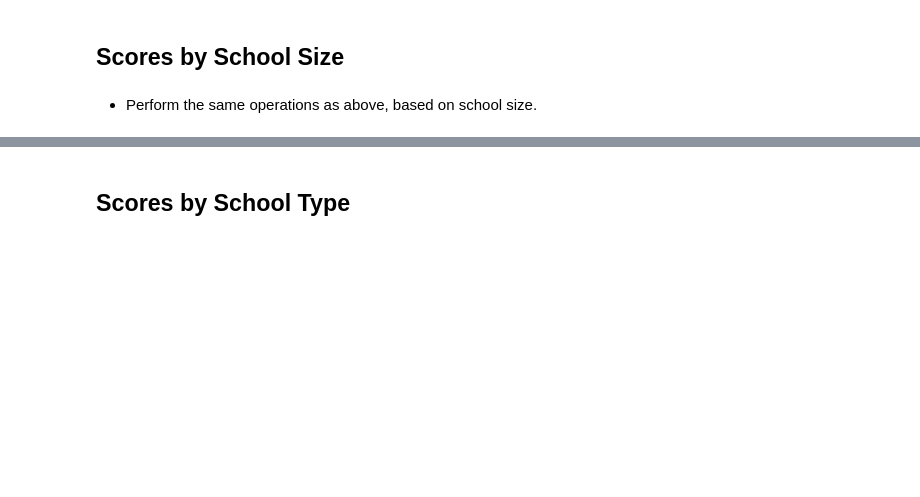
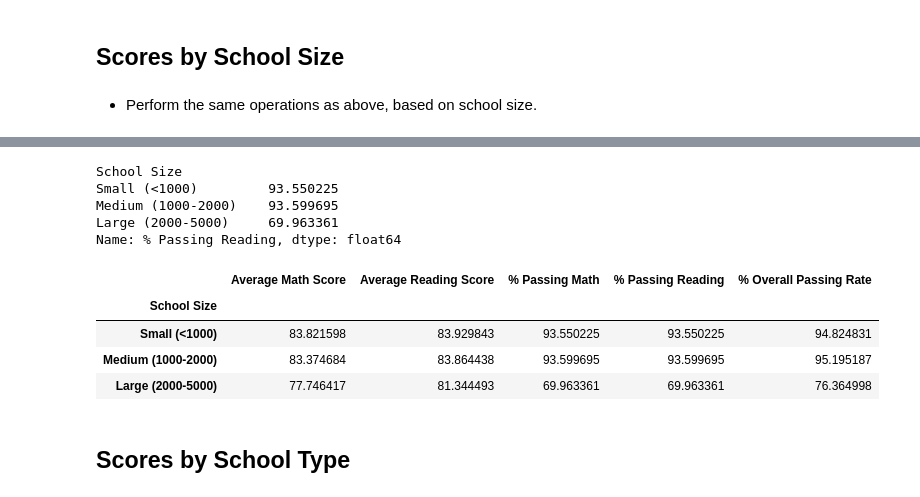
Before and after one commit to buckleypj84/Data-Files-and-Reports, a Jupyter notebook: PyCity.ipynb, the cells around one changed output, grey strips where cells are left out. Cells and saved outputs as stored; diff of their text form; code cells hidden in the pictures; blank space fills up the shorter version.

```diff
--- a/PyCity.ipynb
+++ b/PyCity.ipynb
@@ -691,6 +728,45 @@ school_size_df
 | Thomas High School | 83.418349 | 83.848930 | 93.272171 | 93.272171 | 95.290520 | ... |
 | Wilson High School | 83.274201 | 83.989488 | 93.867718 | 93.867718 | 95.203679 | ... |
 | Wright High School | 83.682222 | 83.955000 | 93.333333 | 93.333333 | 94.972222 | ... |
+# %%
+# Group by School Size and create variables for dataframe
+
+school_size_df_grouped = school_size_df.groupby("School Size")
+
+size_math = school_size_df_grouped["Average Math Score"].mean()
+
+size_read = school_size_df_grouped["Average Reading Score"].mean()
+
+size_pass_math = school_size_df_grouped["% Passing Math"].mean()
+
+size_pass_read = school_size_df_grouped["% Passing Reading"].mean()
+
+size_pass_overall = school_size_df_grouped["% Overall Passing Rate"].mean()
+
+
+print(size_pass_read)
+
+#spending_range_df_grouped_sort.head(20)
+# %% [output]
+School Size
+Small (<1000)         93.550225
+Medium (1000-2000)    93.599695
+Large (2000-5000)     69.963361
+Name: % Passing Reading, dtype: float64
+# %%
+size_df = pd.DataFrame({"Average Math Score": size_math,
+                        "Average Reading Score": size_read,
+                        "% Passing Math": size_pass_math,
+                        "% Passing Reading": size_pass_read,
+                        "% Overall Passing Rate": size_pass_overall
+                          })
+size_df
+# %% [output]
+|  | Average Math Score | Average Reading Score | % Passing Math | % Passing Reading | % Overall Passing Rate |
+| School Size |  |  |  |  |  |
+| Small (<1000) | 83.821598 | 83.929843 | 93.550225 | 93.550225 | 94.824831 |
+| Medium (1000-2000) | 83.374684 | 83.864438 | 93.599695 | 93.599695 | 95.195187 |
+| Large (2000-5000) | 77.746417 | 81.344493 | 69.963361 | 69.963361 | 76.364998 |
 # %% [markdown]
 ## Scores by School Type
 # %% [markdown]
```
Also changed, not shown: parts of 7 cells of this notebook.
